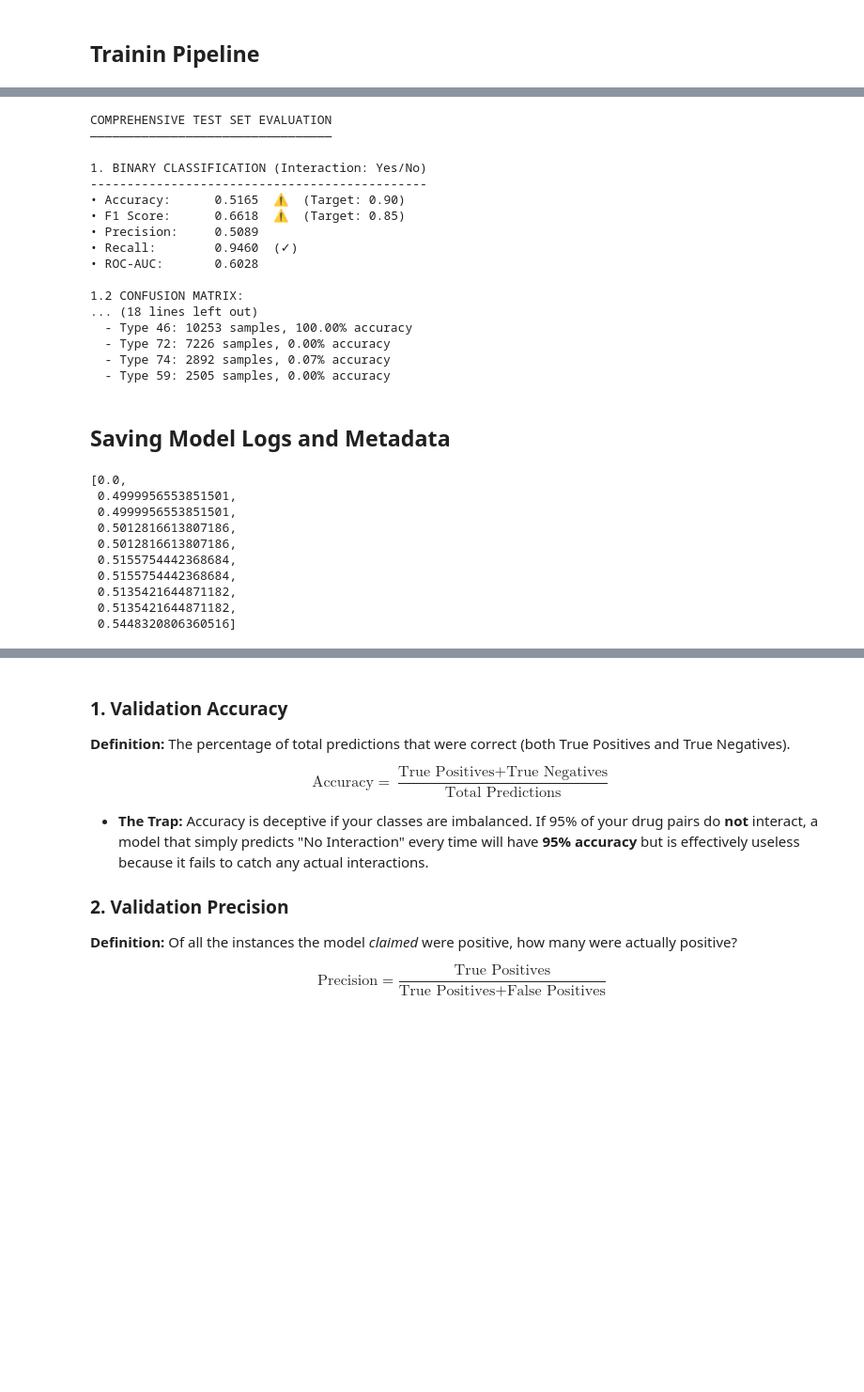
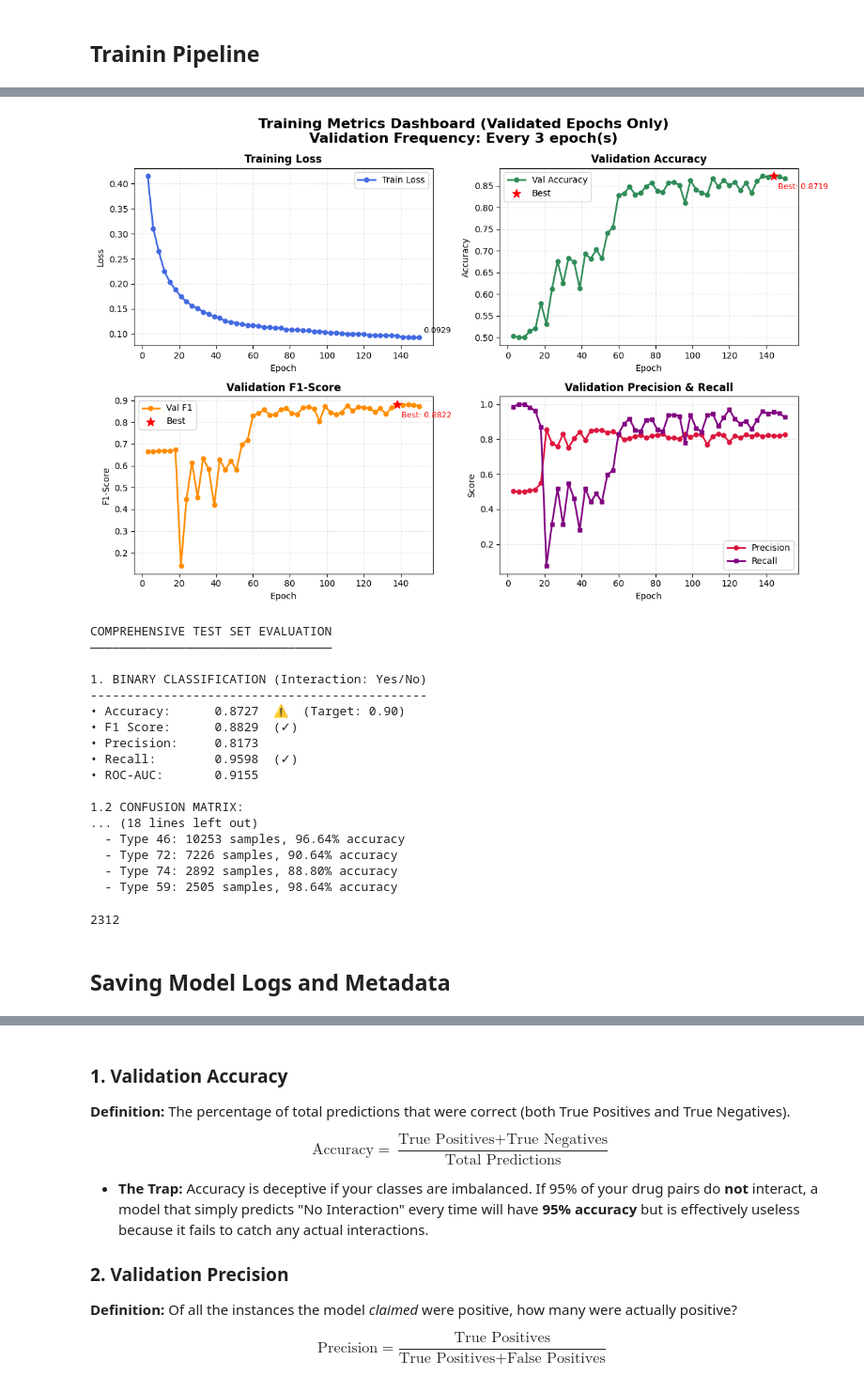
Before and after one commit to Adya-Prasad/AushadhiNet, a Jupyter notebook: model_train.ipynb, the cells around one changed output, grey strips where cells are left out. Shown at 94% size. Cells and saved outputs as stored; diff of their text form; code cells hidden in the pictures; blank space fills up the shorter version.

```diff
--- a/model_train.ipynb
+++ b/model_train.ipynb
@@ -1040,3 +1209,7 @@ plot_training_dashboard2(training_history)
+# %%
+plot_training_dashboard_validated_only(training_history, CONFIG)
+# %% [output]
+[figure, added]
 # %%
 # Cell: Complete Test Set Evaluation
 def training_evaluation(model, graph, batch_size=512):
@@ -1126,7 +1299,7 @@ def training_evaluation(model, graph, batch_size=512):
     print(f"| Actual Interact | {fn:6d}{' '*12}|{tp:6d} {' '*14}|")
     print(f"-"*61)
     print(f"• True Positives:  {tp:6d}  (Correctly detected interactions)")
-    print(f"• False Positives: {fp:6d}  (False alarms - safe but flagged)")
+    print(f"• False Positives: {fp:6d}  (False alarms - Incorrectly predicted as safe)")
     print(f"• False Negatives: {fn:6d}  (⚠ CRITICAL: Missed interactions!)")
     print(f"• True Negatives:  {tn:6d}  (Correctly identified safe)")
 
@@ -1159,7 +1332,7 @@ def training_evaluation(model, graph, batch_size=512):
     return {
         'binary': {'accuracy': acc, 'f1': f1, 'precision': prec, 'recall': rec, 'roc_auc': roc_auc},
         'type': {'accuracy': type_acc, 'f1': type_f1} if pos_mask.sum() > 0 else {},
-        'confusion_matrix': cm
+        'confusion_matrix': {'true_positve': tp, 'false_positive': fp, 'true_negtive': tn, 'false_negative': fn},
     }
 
 # Run comprehensive evaluation
@@ -1170,33 +1343,24 @@ COMPREHENSIVE TEST SET EVALUATION
 
 1. BINARY CLASSIFICATION (Interaction: Yes/No)
 ----------------------------------------------
-• Accuracy:      0.5165  ⚠  (Target: 0.90)
-• F1 Score:      0.6618  ⚠  (Target: 0.85)
-• Precision:     0.5089
-• Recall:        0.9460  (✓)
-• ROC-AUC:       0.6028
+• Accuracy:      0.8727  ⚠  (Target: 0.90)
+• F1 Score:      0.8829  (✓)
+• Precision:     0.8173
+• Recall:        0.9598  (✓)
+• ROC-AUC:       0.9155
 
 1.2 CONFUSION MATRIX:
 ... (18 lines left out)
-  - Type 46: 10253 samples, 100.00% accuracy
-  - Type 72: 7226 samples, 0.00% accuracy
-  - Type 74: 2892 samples, 0.07% accuracy
-  - Type 59: 2505 samples, 0.00% accuracy
+  - Type 46: 10253 samples, 96.64% accuracy
+  - Type 72: 7226 samples, 90.64% accuracy
+  - Type 74: 2892 samples, 88.80% accuracy
+  - Type 59: 2505 samples, 98.64% accuracy
+# %%
+print(test_results['confusion_matrix']['false_negative'])
+# %% [output]
+2312
 # %% [markdown]
 ## Saving Model Logs and Metadata
-# %%
-training_history["val_acc"]
-# %% [output]
-[0.0,
- 0.4999956553851501,
- 0.4999956553851501,
- 0.5012816613807186,
- 0.5012816613807186,
- 0.5155754442368684,
- 0.5155754442368684,
- 0.5135421644871182,
- 0.5135421644871182,
- 0.5448320806360516]
 # %%
 # Prepare log entry
 current_log = {
```
Also changed, not shown: parts of 13 cells of this notebook, 41 other files.
